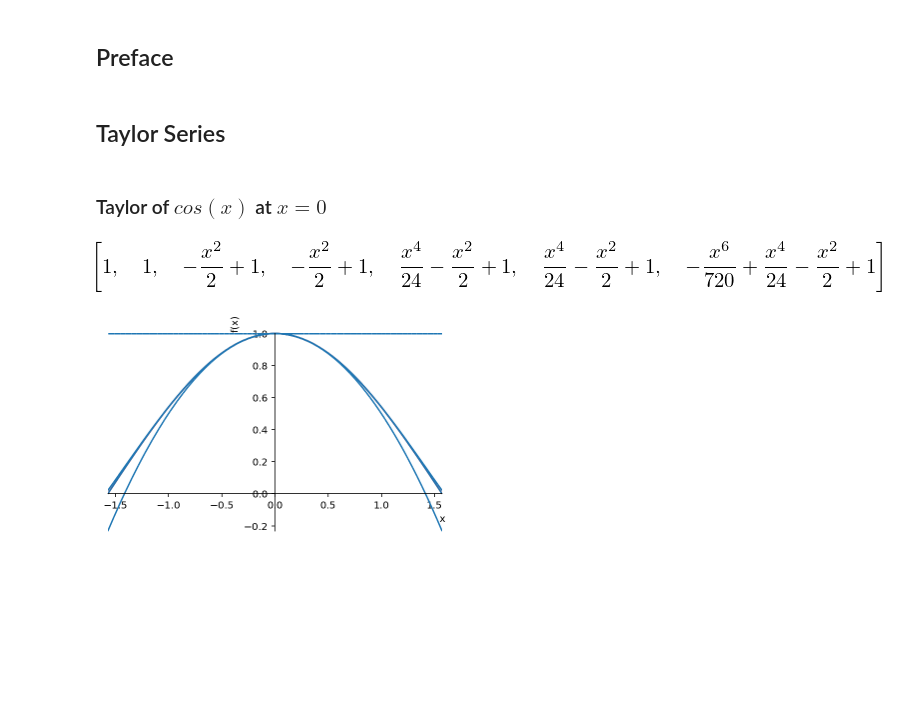
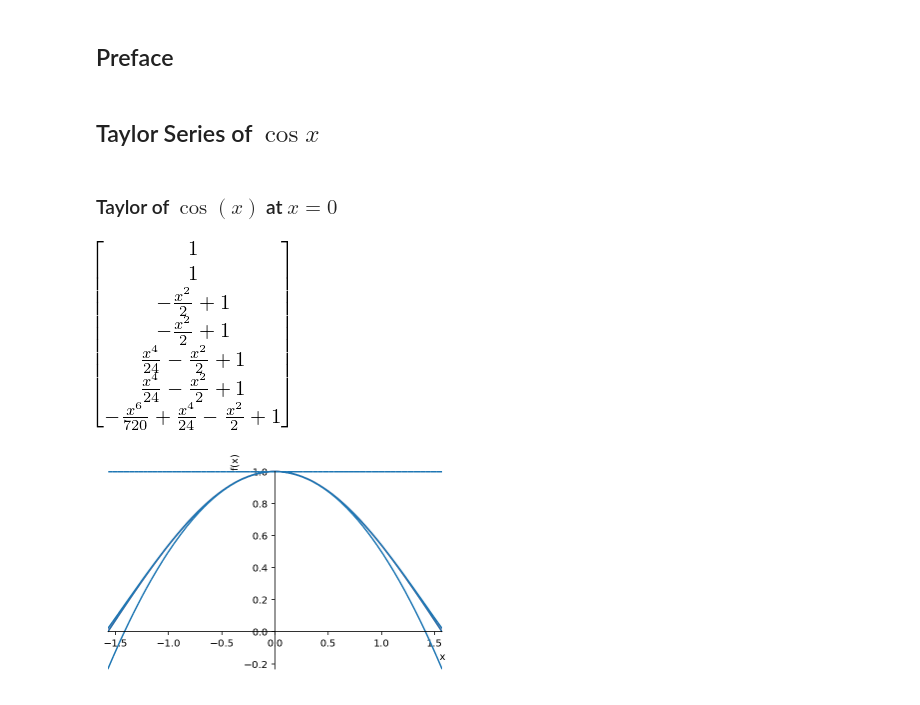
Before and after one commit to madvay/math-explorations, a Jupyter notebook: series/taylor.ipynb, the cells around one changed output. Cells and saved outputs as stored; diff of their text form; code cells hidden in the pictures; blank space fills up the shorter version.

Commit message:
Finish up taylor series for now

```diff
--- a/series/taylor.ipynb
+++ b/series/taylor.ipynb
@@ -34,19 +33,19 @@ import matplotlib.pyplot as plt
 from IPython.display import set_matplotlib_formats, HTML
 set_matplotlib_formats('svg', 'retina')
 # %% [markdown]
-## Taylor Series
+## Taylor Series of $\cos x$
 # %%
 def taylor(f, var, a, order):
     return sum([Rational(1,factorial(n)) * (var - a)**n * diff(f,var,n).subs(var,a) for n in range(order+1)])
 # %% [markdown]
-### Taylor of $cos(x)$ at $x=0$
+### Taylor of $\cos(x)$ at $x=0$
 # %%
 f = cos(x)
 # %%
-f_taylor = [taylor(f,x,0,n) for n in range(7)]
+f_taylor = Matrix([taylor(f,x,0,n) for n in range(7)])
 f_taylor
 # %% [output]
-[figure, old version]
+[figure, new version]
 # %%
 p = plot(f,f_taylor[0],f_taylor[2],f_taylor[4],f_taylor[6],(x, -pi/2, pi/2),show=False)
 p[0].line_color='r'
```
Also changed, not shown: parts of 16 cells of this notebook.
